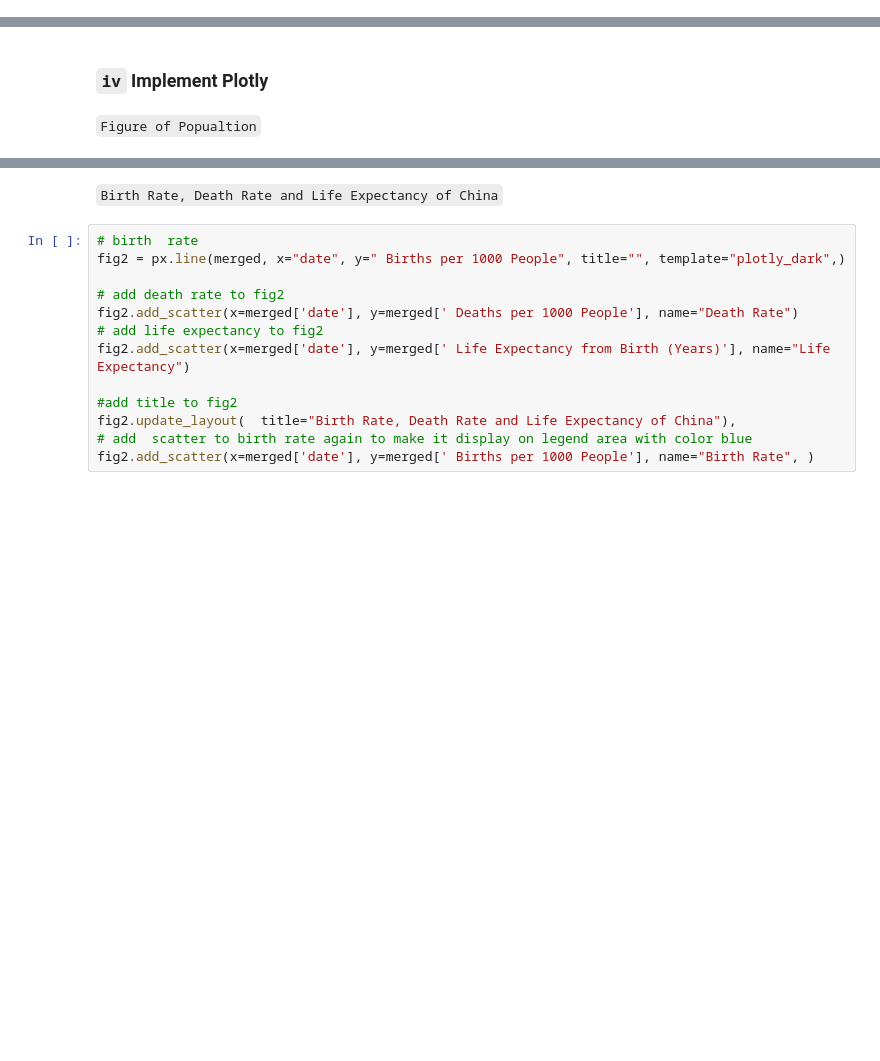
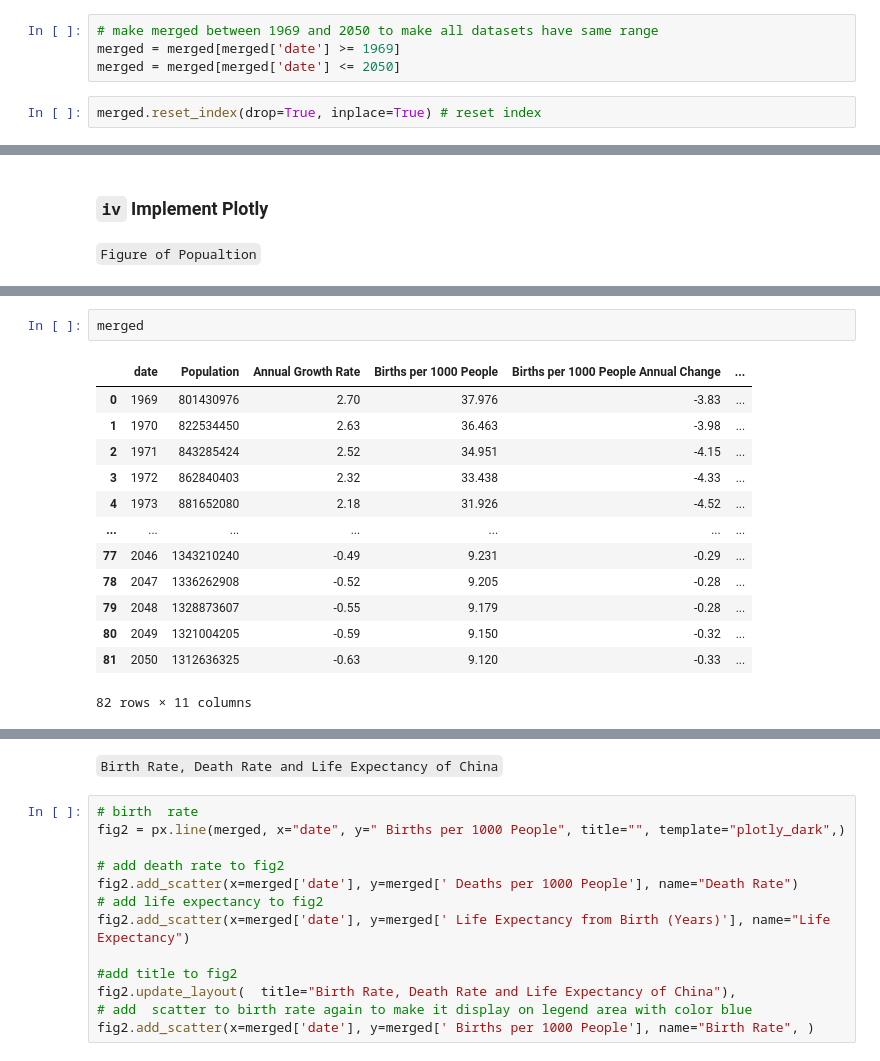
Before and after one commit to Elghandour-eng/Plotly-Dash, a Jupyter notebook: plotly-Dash-China.ipynb, the cells around one changed output, grey strips where cells are left out. Drawn from its saved outputs; the diff is of its cells as text; blank space fills up the shorter version.

```diff
--- a/plotly-Dash-China.ipynb
+++ b/plotly-Dash-China.ipynb
@@ -150,6 +150,12 @@ merged.head()
 | 2 | 1952 | 564954522 | 2.05 | 43.710 | -2.70 | ... |
 | 3 | 1953 | 577378682 | 2.20 | 42.498 | -2.77 | ... |
 | 4 | 1954 | 589936004 | 2.17 | 41.286 | -2.85 | ... |
+# %%
+# make merged between 1969 and 2050 to make all datasets have same range
+merged = merged[merged['date'] >= 1969]
+merged = merged[merged['date'] <= 2050]
+# %%
+merged.reset_index(drop=True, inplace=True) # reset index
 # %% [markdown]
 ### Amgad Data
 # %%
@@ -292,3 +333,19 @@ memory usage: 30.7+ KB
+# %%
+merged
+# %% [output]
+|  | date | Population | Annual Growth Rate | Births per 1000 People | Births per 1000 People Annual Change | ... |
+| 0 | 1969 | 801430976 | 2.70 | 37.976 | -3.83 | ... |
+| 1 | 1970 | 822534450 | 2.63 | 36.463 | -3.98 | ... |
+| 2 | 1971 | 843285424 | 2.52 | 34.951 | -4.15 | ... |
+| 3 | 1972 | 862840403 | 2.32 | 33.438 | -4.33 | ... |
+| 4 | 1973 | 881652080 | 2.18 | 31.926 | -4.52 | ... |
+| ... | ... | ... | ... | ... | ... | ... |
+| 77 | 2046 | 1343210240 | -0.49 | 9.231 | -0.29 | ... |
+| 78 | 2047 | 1336262908 | -0.52 | 9.205 | -0.28 | ... |
+| 79 | 2048 | 1328873607 | -0.55 | 9.179 | -0.28 | ... |
+| 80 | 2049 | 1321004205 | -0.59 | 9.150 | -0.32 | ... |
+| 81 | 2050 | 1312636325 | -0.63 | 9.120 | -0.33 | ... |
+82 rows × 11 columns
 # %%
 fig = px.line(merged, x="date", y=" Population", title="Total Population of China",
         labels={"date": "Year", " Population": "Population"}, width=800, height=500, template="plotly_dark"
```
Also changed, not shown: parts of 29 cells of this notebook.
